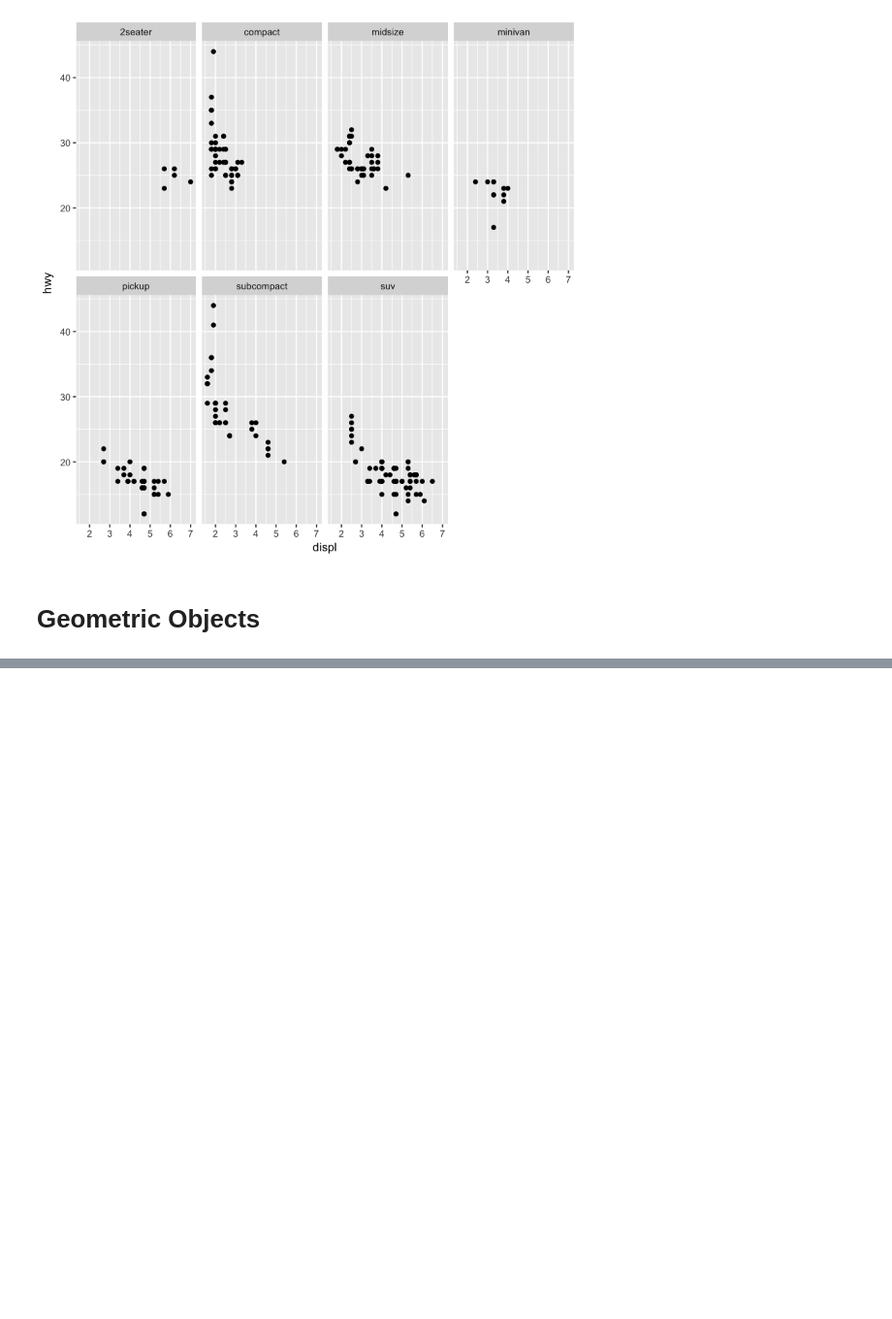
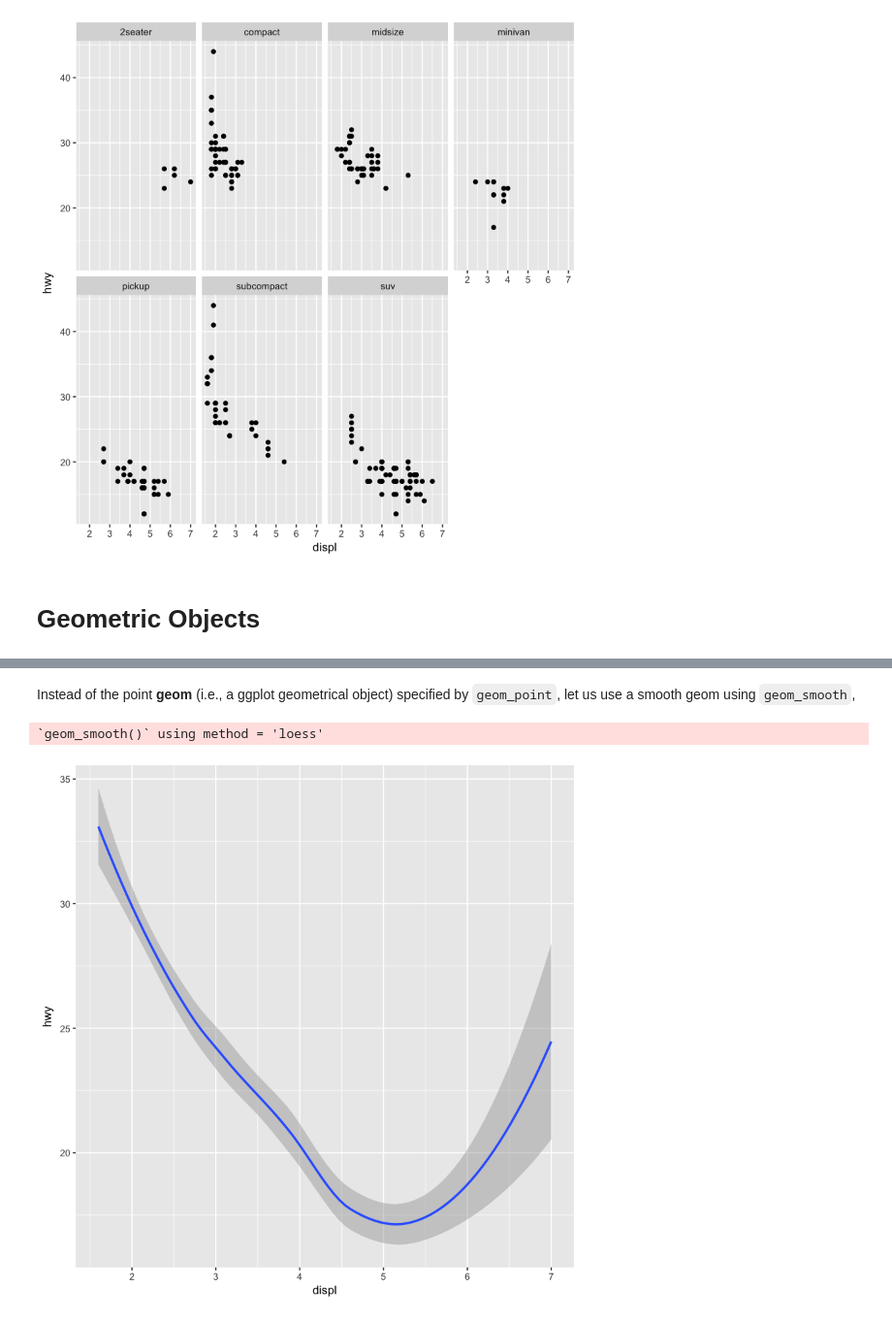
Before and after one commit to ambujtewari/stats306-fall2017, a Jupyter notebook: Lecture01.ipynb, the cells around one changed output, grey strips where cells are left out. Shown at 97% size. Cells and saved outputs as stored; diff of their text form; code cells hidden in the pictures; blank space fills up the shorter version.

```diff
--- a/Lecture01.ipynb
+++ b/Lecture01.ipynb
@@ -182,0 +190,8 @@ ggplot(data = mpg) +
+# %% [markdown]
+Instead of the point **geom** (i.e., a ggplot geometrical object) specified by `geom_point`, let us use a smooth geom using `geom_smooth`,
+# %%
+ggplot(data = mpg) +
+  geom_smooth(mapping = aes(x = displ, y = hwy))
+# %% [output]
+`geom_smooth()` using method = 'loess'
+[figure, added]
```
Also changed, not shown: parts of 18 cells of this notebook.
